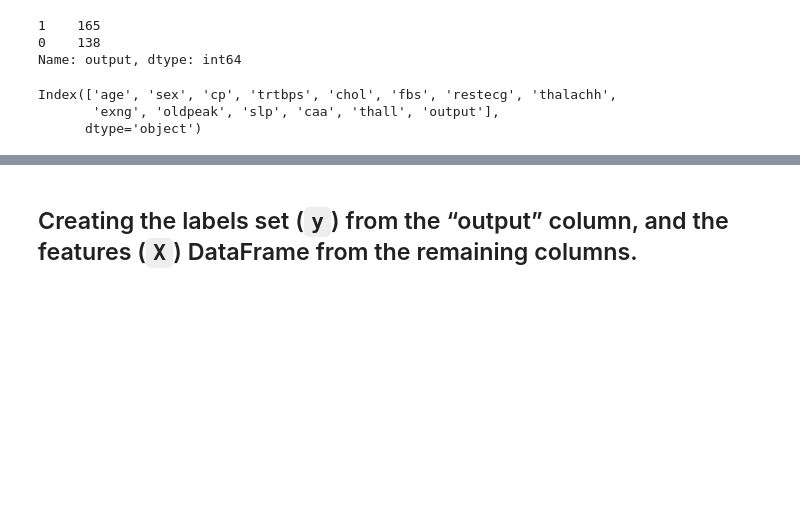
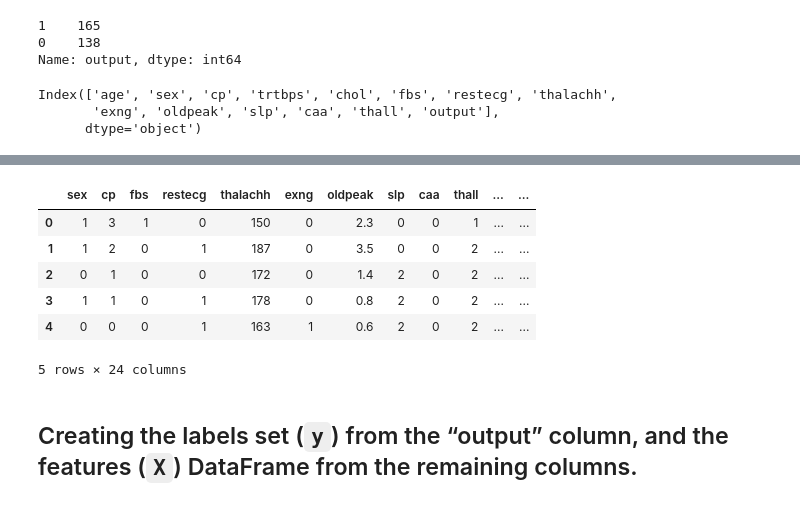
Before and after one commit to SandraBotica/ML_Project_4, a Jupyter notebook: heart.ipynb, the cells around one changed output, grey strips where cells are left out. Saved outputs shown, nothing was run; the diff lists cells and outputs as text; code cells hidden in the pictures; blank space fills up the shorter version.

```diff
--- a/heart.ipynb
+++ b/heart.ipynb
@@ -220,3 +323,16 @@ Index(['age', 'sex', 'cp', 'trtbps', 'chol', 'fbs', 'restecg', 'thalachh',
+# %%
+# Dropping categorical column and age column
+heart_df = heart_df.drop(columns = categorical_list, axis=1)
+heart_df = heart_df.drop(columns = ["age","trtbps", "chol"], axis=1)
+heart_df.head()
+# %% [output]
+|  | sex | cp | fbs | restecg | thalachh | exng | oldpeak | slp | caa | thall | ... | ... |
+| 0 | 1 | 3 | 1 | 0 | 150 | 0 | 2.3 | 0 | 0 | 1 | ... | ... |
+| 1 | 1 | 2 | 0 | 1 | 187 | 0 | 3.5 | 0 | 0 | 2 | ... | ... |
+| 2 | 0 | 1 | 0 | 0 | 172 | 0 | 1.4 | 2 | 0 | 2 | ... | ... |
+| 3 | 1 | 1 | 0 | 1 | 178 | 0 | 0.8 | 2 | 0 | 2 | ... | ... |
+| 4 | 0 | 0 | 0 | 1 | 163 | 1 | 0.6 | 2 | 0 | 2 | ... | ... |
+5 rows × 24 columns
 # %% [markdown]
 ## Creating the labels set (`y`)  from the “output” column, and the features (`X`) DataFrame from the remaining columns.
 # %%
```
Also changed, not shown: parts of 36 cells of this notebook, 1 other file.
